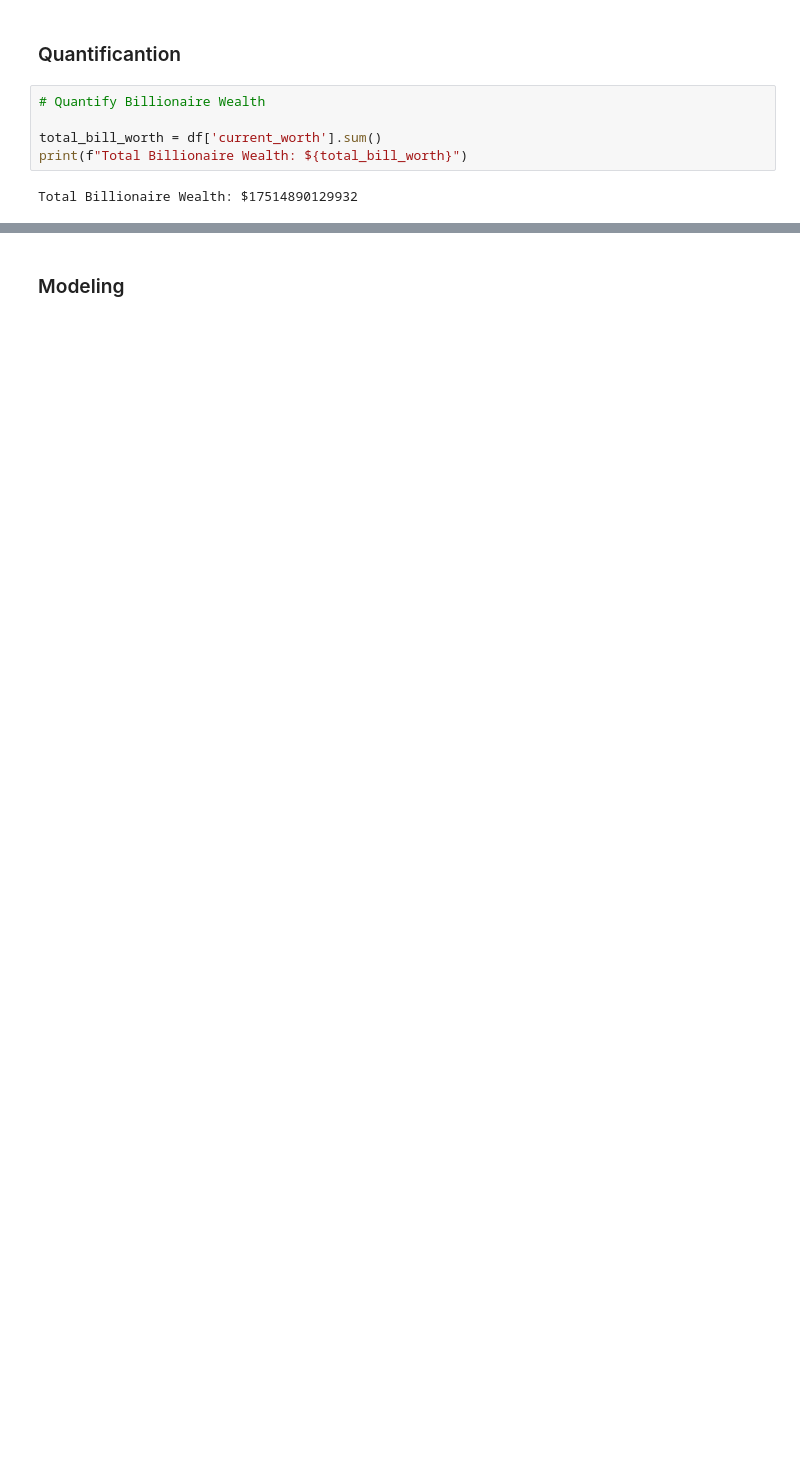
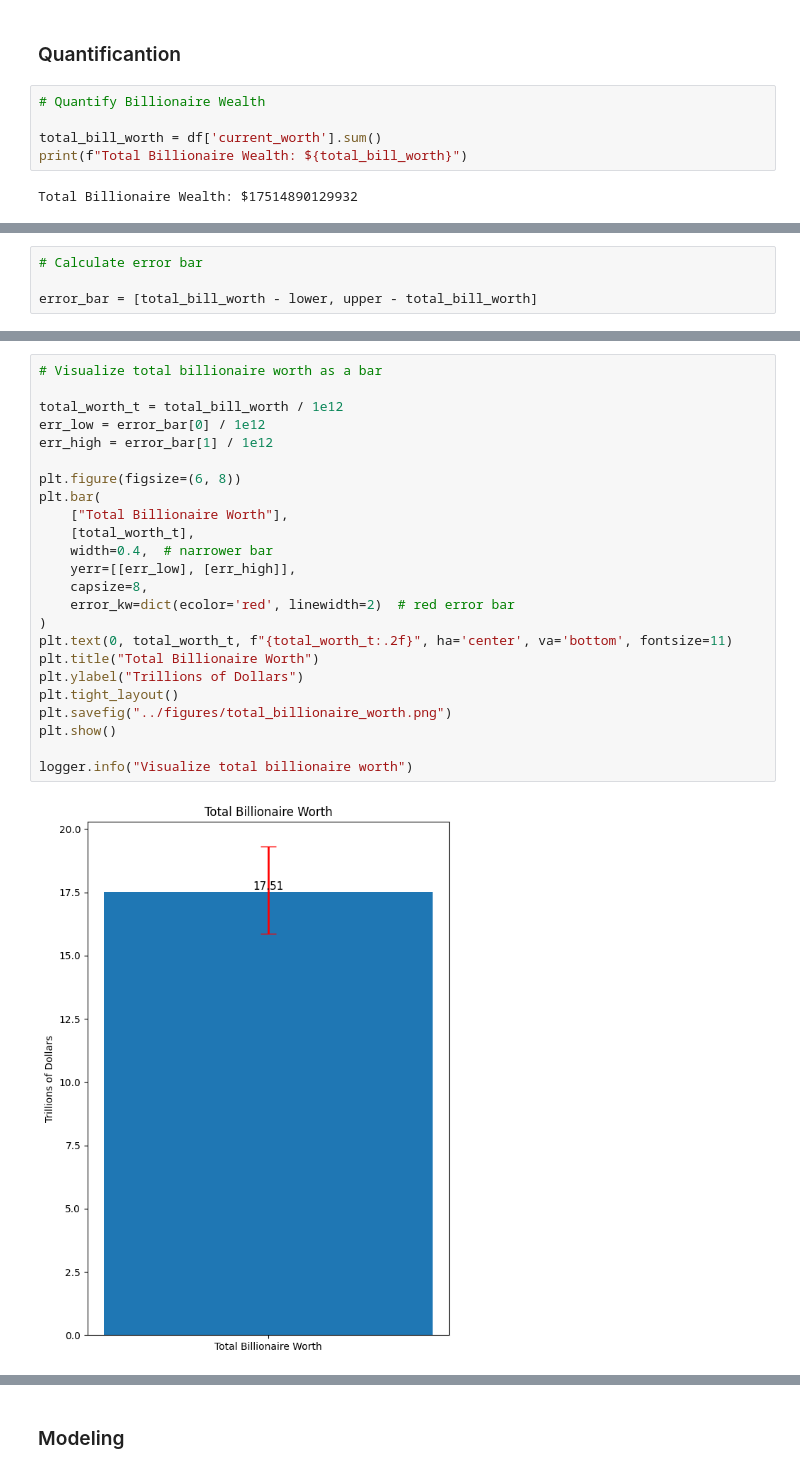
Before and after one commit to masonnicoletti/billionaire-analysis, a Jupyter notebook: pipeline/data_analysis.ipynb, the cells around one changed output, grey strips where cells are left out. Drawn from its saved outputs; the diff is of its cells as text; blank space fills up the shorter version.

```diff
--- a/pipeline/data_analysis.ipynb
+++ b/pipeline/data_analysis.ipynb
@@ -199,3 +262,7 @@ Total Billionaire Wealth: $17514890129932
+# %%
+# Calculate error bar
+
+error_bar = [total_bill_worth - lower, upper - total_bill_worth]
 # %%
 # Hard code other economic values
 
@@ -217,0 +303,26 @@ np.float64(0.22854964948704143)
+# %%
+# Visualize total billionaire worth as a bar
+
+total_worth_t = total_bill_worth / 1e12
+err_low = error_bar[0] / 1e12
+err_high = error_bar[1] / 1e12
+
+plt.figure(figsize=(6, 8))
+plt.bar(
+    ["Total Billionaire Worth"],
+    [total_worth_t],
+    width=0.4,  # narrower bar
+    yerr=[[err_low], [err_high]],
+    capsize=8,
+    error_kw=dict(ecolor='red', linewidth=2)  # red error bar
+)
+plt.text(0, total_worth_t, f"{total_worth_t:.2f}", ha='center', va='bottom', fontsize=11)
+plt.title("Total Billionaire Worth")
+plt.ylabel("Trillions of Dollars")
+plt.tight_layout()
+plt.savefig("../figures/total_billionaire_worth.png")
+plt.show()
+
+logger.info("Visualize total billionaire worth")
+# %% [output]
+[figure, added]
```
Also changed, not shown: parts of 10 cells of this notebook, 8 other files.
